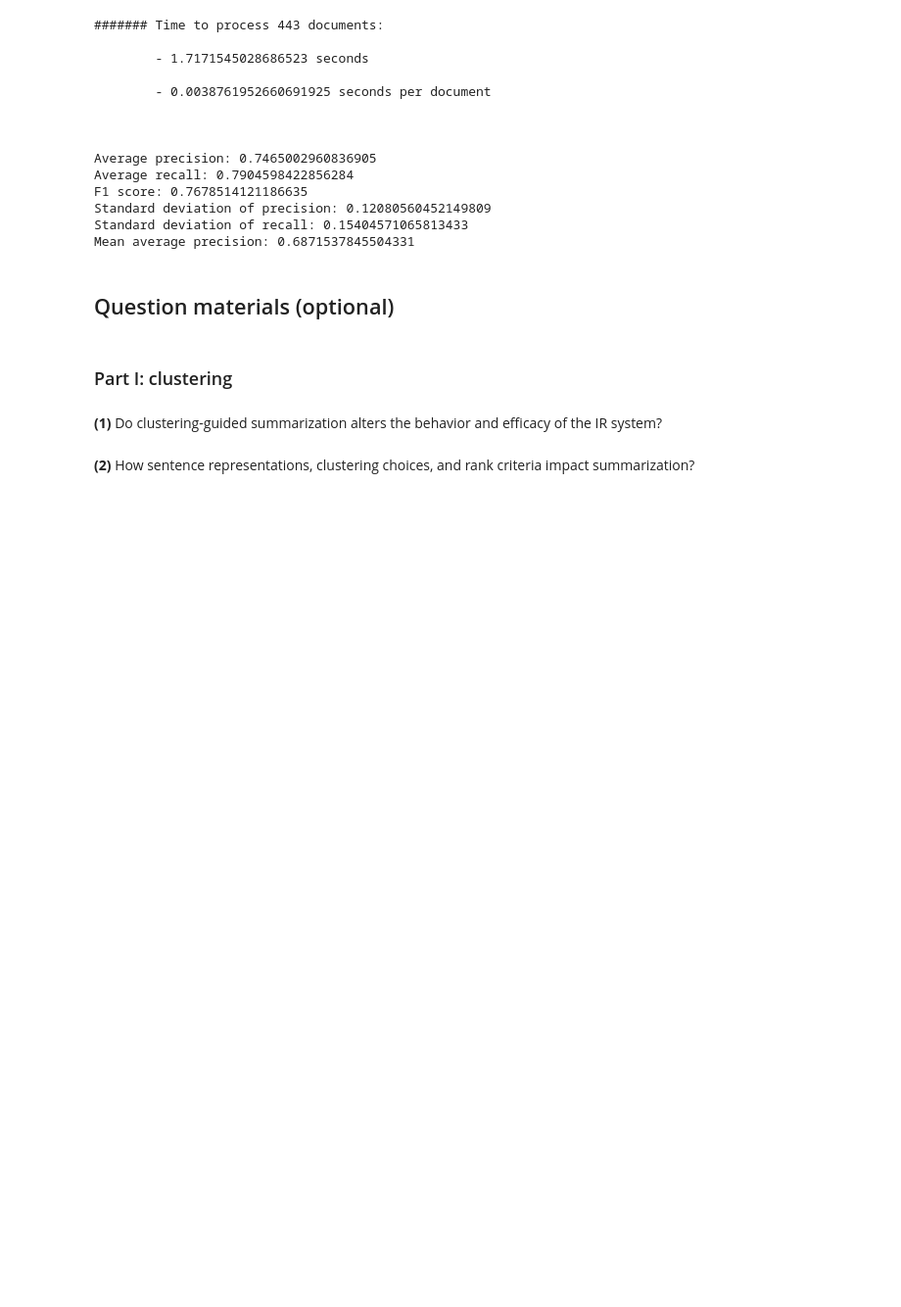
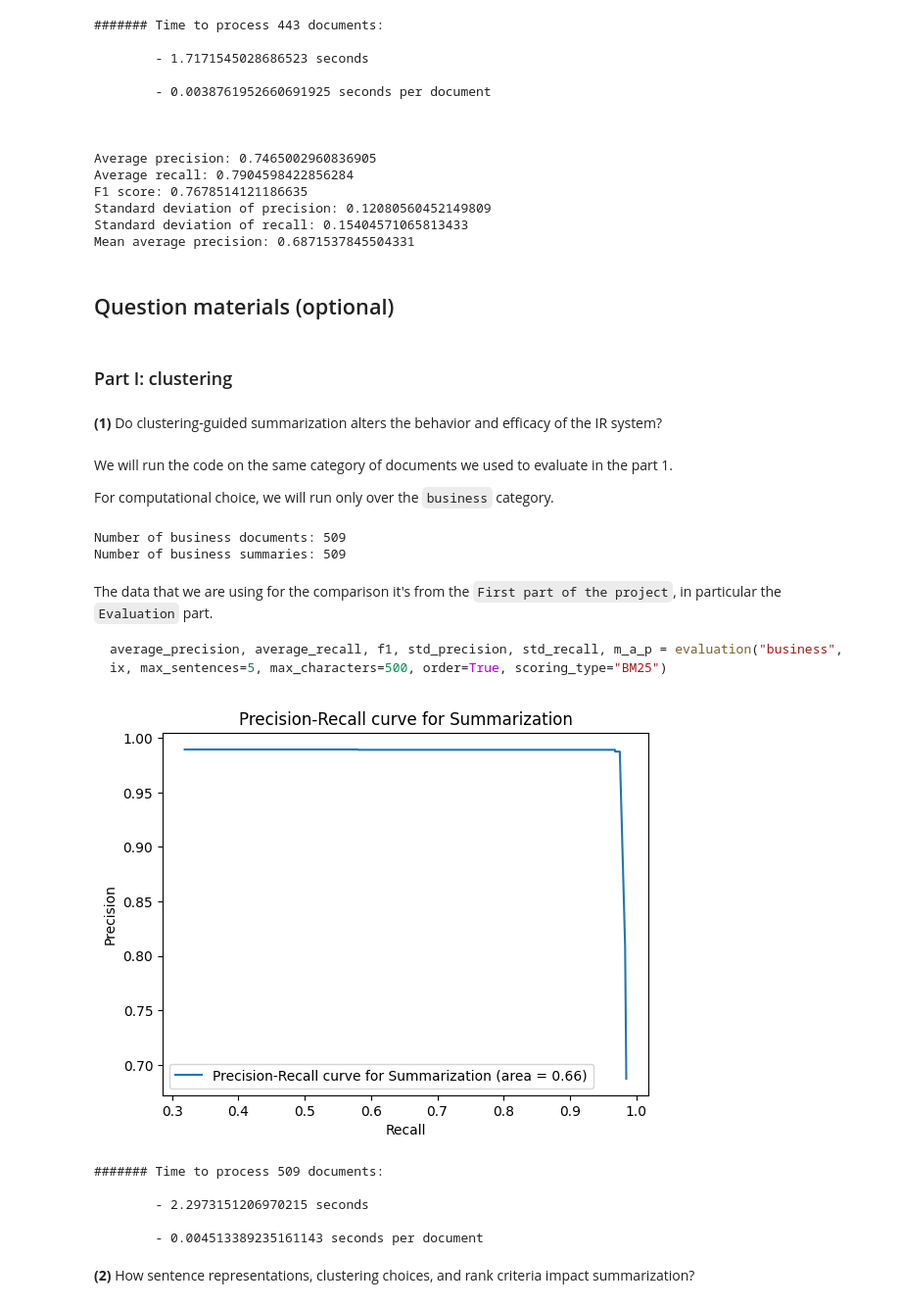
Before and after one commit to danieleavolio/Information-Processing-and-Retrieval, a Jupyter notebook: Project2/Code/G08_P2_notebook.ipynb, the cells around one changed output. Shown at 98% size. Saved outputs shown, nothing was run; the diff lists cells and outputs as text; code cells hidden in the pictures; blank space fills up the shorter version.

````diff
--- a/Project2/Code/G08_P2_notebook.ipynb
+++ b/Project2/Code/G08_P2_notebook.ipynb
@@ -221,7 +221,7 @@ We will create a functio to visualize the clusters.
 
 from sklearn.decomposition import PCA
 
-def plot_clusters(clusters:dict, return_plot:bool=False):
+def plot_clusters(clusters:dict, return_plot:bool=False, **kwargs):
     # Get the vector space from the clusters
     values = clusters.values()
 
@@ -231,9 +231,23 @@ def plot_clusters(clusters:dict, return_plot:bool=False):
 
     X = vectorizer.fit_transform(sentences)
 
+
+
     # Reduce the dimensionality of the vectors to 2D
     pca = PCA(n_components=2)
     X_pca = pca.fit_transform(X.toarray())
+
+    if kwargs.get("summary", False):
+        # Get the summary
+        summary = kwargs.get("summary")
+        summary = nltk.sent_tokenize(summary)
+
+        # Convert the summary into vectors using TfIdf
+        summary = vectorizer.transform(summary)
+
+        # Reduce the dimensionality of the vectors to 2D
+        summary_pca = pca.transform(summary.toarray())
+
 
     # Plot the clusters and set the color
     # knowing that the keys of the clusters are the labels and the
@@ -244,6 +258,10 @@ def plot_clusters(clusters:dict, return_plot:bool=False):
                     X_pca[[sentences.index(sentence) for sentence in value], 1],
                     label=f"Cluster {key}", s=151)  # Set the size of the circles to 100
 
+    #if we have summarypca plot in the graph with black borders for each sentence in the summary
+    if kwargs.get("summary", False):
+        plt.scatter(summary_pca[:, 0], summary_pca[:, 1], color="yellow", edgecolors="black", s=151,label="Summary")
+
     if return_plot: return plt
 
     # Plot the confidence ellipses
@@ -571,7 +589,7 @@ def plot_pr_curve(precision, recall, name):
     plt.show()
 # %%
 
-def evaluation_given_summaries(produced_summaries:list, real_summaries:list, name):
+def evaluation_given_summaries(produced_summaries:list, real_summaries:list, name, plot_roc=True):
 
     initial_time = time.time()
 
@@ -604,7 +622,8 @@ def evaluation_given_summaries(produced_summaries:list, real_summaries:list, nam
 
     m_a_p = mean_average_precision(precisions, recalls)
 
-    plot_pr_curve(precisions, recalls, name)
+    if plot_roc:
+        plot_pr_curve(precisions, recalls, name)
 
 
     end_time = time.time() - initial_time
@@ -1303,2 +1320,37 @@ Mean average precision: 0.6871537845504331
+# %% [markdown]
+We will run the code on the same category of documents we used to evaluate in the part 1.
+
+For computational choice, we will run only over the `business` category.
+# %%
+# take tech documents
+business_docs = documents[categories_ranges["business"][0]:categories_ranges["business"][1]]
+business_summaries = summaries[categories_ranges["business"][0]:categories_ranges["business"][1]]
+
+print(f"Number of business documents: {len(business_docs)}")
+print(f"Number of business summaries: {len(business_summaries)}")
+# %% [output]
+Number of business documents: 509
+Number of business summaries: 509
+# %% [markdown]
+The data that we are using for the comparison it's from the `First part of the project`, in particular the `Evaluation` part.
+
+```python
+average_precision, average_recall, f1, std_precision, std_recall, m_a_p = evaluation("business", ix, max_sentences=5, max_characters=500, order=True, scoring_type="BM25")
+```
+# %%
+tech_produced_summaries = []
+
+for doc in business_docs:
+    summary = summarization_2(doc, models["RandomForest"], p=5, l=500, columns=columns)
+    tech_produced_summaries.append(summary)
+
+average_precision, average_recall, f1, std_precision, std_recall, m_a_p = evaluation_given_summaries(tech_produced_summaries, business_summaries, "Summarization")
+# %% [output]
+[figure, added]
+####### Time to process 509 documents:
+
+        - 2.2973151206970215 seconds
+
+        - 0.004513389235161143 seconds per document
 # %% [markdown]
 **(2)** How sentence representations, clustering choices, and rank criteria impact summarization?
````
Also changed, not shown: parts of 10 cells of this notebook, 1 other file.
